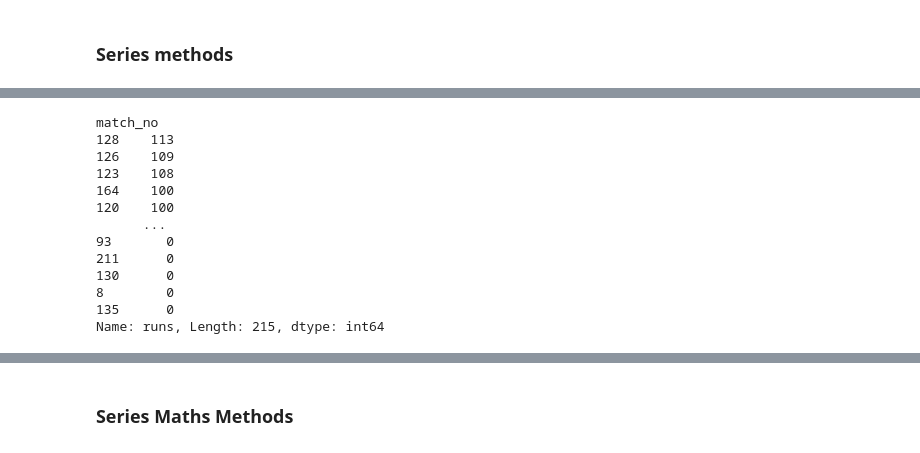
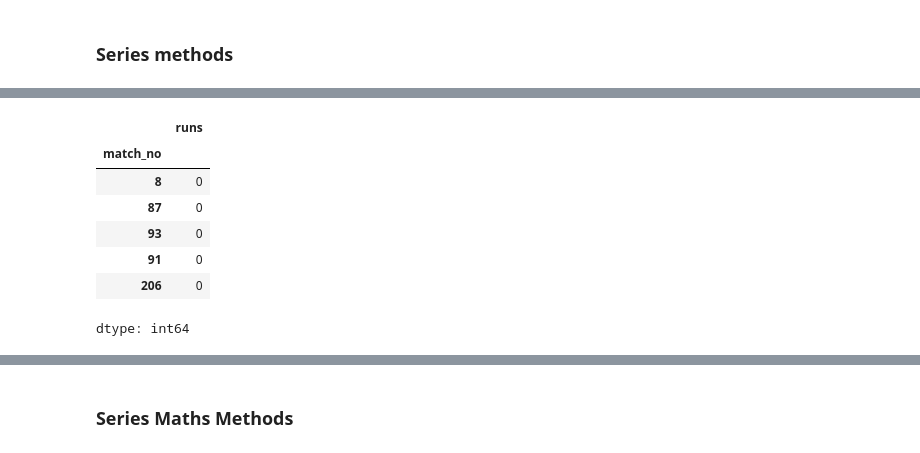
Before and after one commit to AhmadBinAbdulJabbar/campusx, a Jupyter notebook: session_16_pandas_series.ipynb, the cells around one changed output, grey strips where cells are left out. Drawn from its saved outputs; the diff is of its cells as text; code cells hidden in the pictures.

```diff
--- a/session_16_pandas_series.ipynb
+++ b/session_16_pandas_series.ipynb
@@ -237,19 +234,15 @@ vk.sort_values(ascending=False).head(1).values[0]
-# %%
-vk.sort_values(ascending=False)
-# %% [output]
-match_no
-128    113
-126    109
-123    108
-164    100
-120    100
-      ...
-93       0
-211      0
-130      0
-8        0
-135      0
-Name: runs, Length: 215, dtype: int64
+# %%
+vk = vk.sort_values()
+vk.head()
+# %% [output]
+|  | runs |
+| match_no |  |
+| 8 | 0 |
+| 87 | 0 |
+| 93 | 0 |
+| 91 | 0 |
+| 206 | 0 |
+dtype: int64
 # %%
 # sort_index -> inplace -> movies
 movies.sort_index(ascending=False,inplace=True)
```
Also changed, not shown: parts of 24 cells of this notebook.
